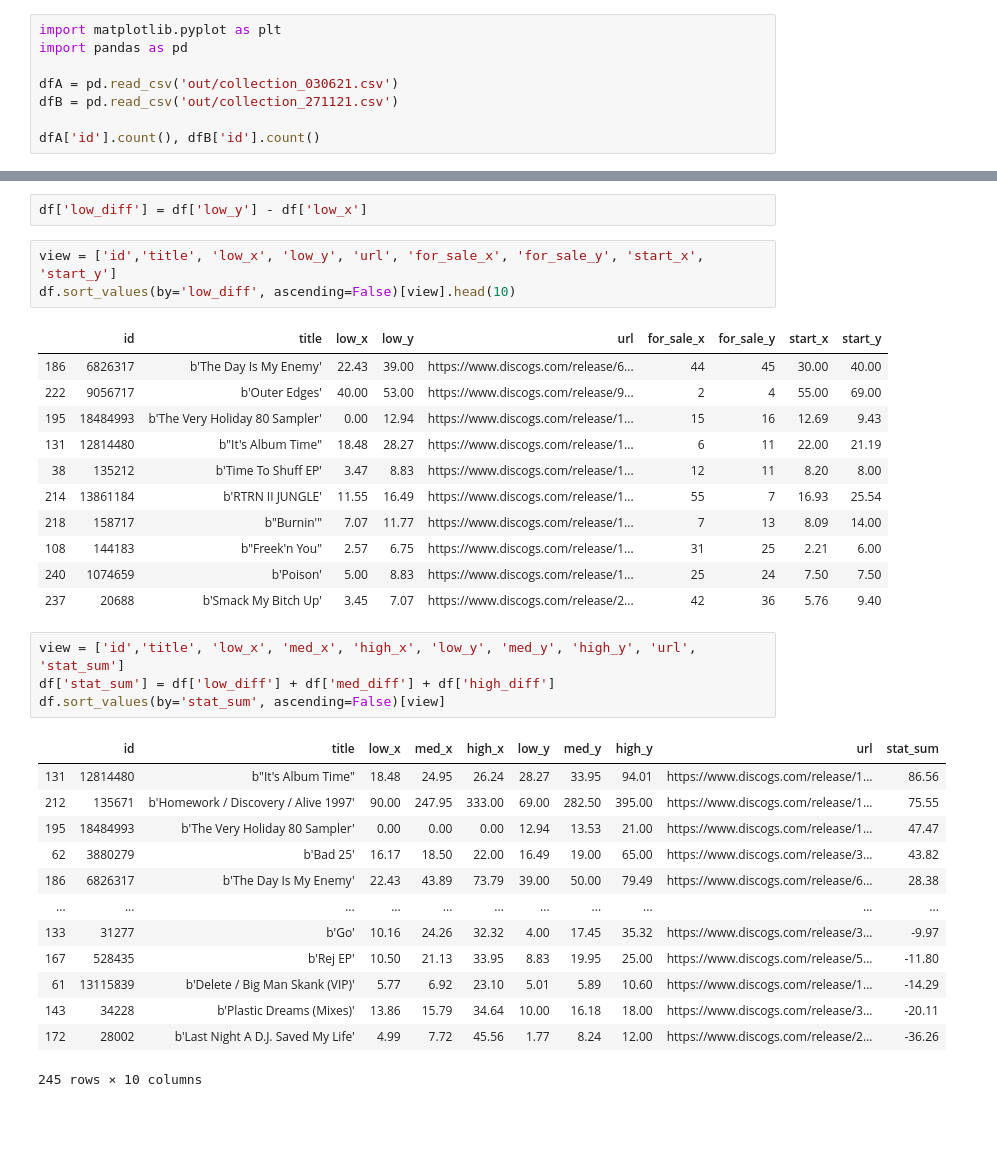
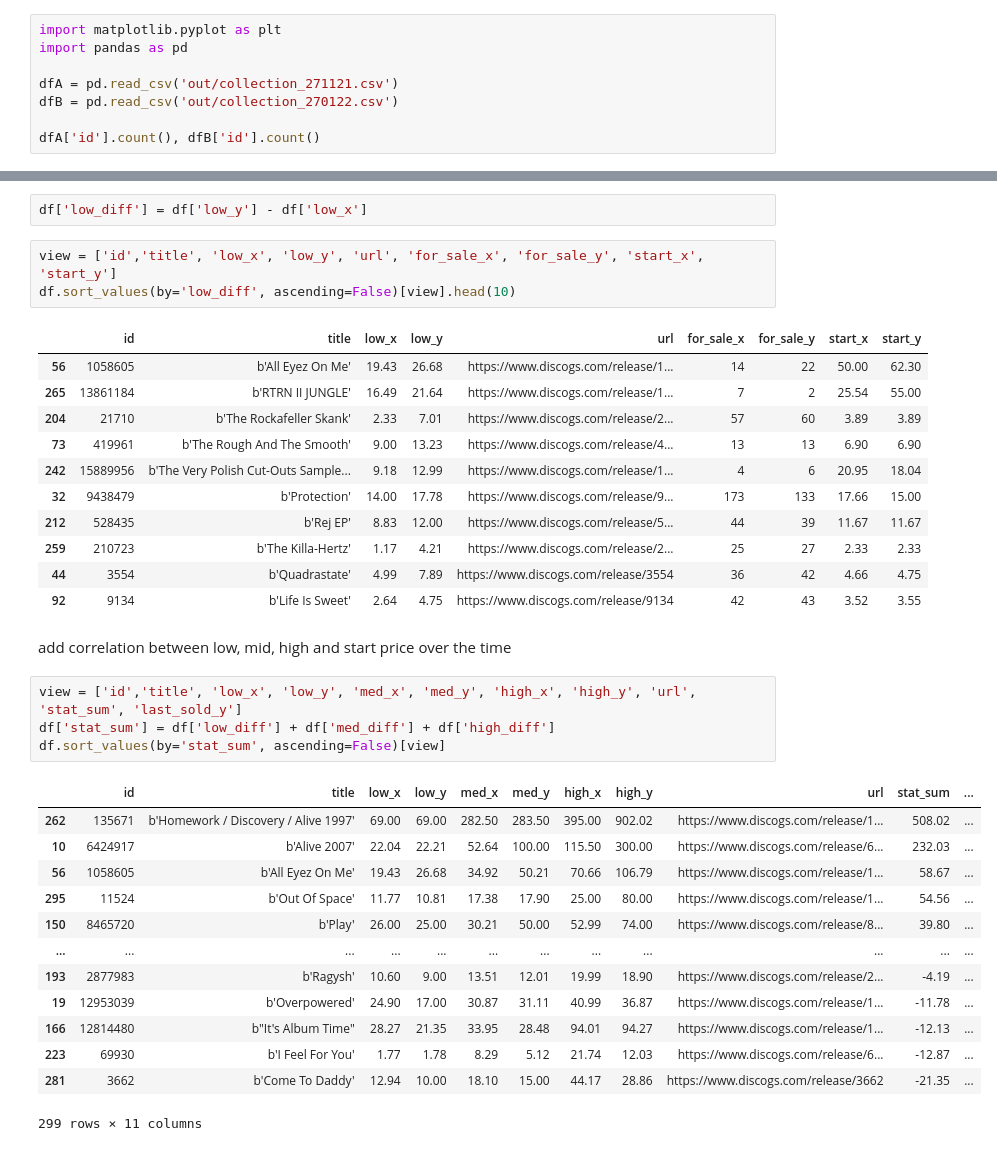
Before and after one commit to jrezmo/discogs_collection_review, a Jupyter notebook: compare.ipynb, the cells around one changed output, grey strips where cells are left out. Saved outputs shown, nothing was run; the diff lists cells and outputs as text; blank space fills up the shorter version.

```diff
--- a/compare.ipynb
+++ b/compare.ipynb
@@ -2,8 +2,8 @@
 import matplotlib.pyplot as plt
 import pandas as pd
 
-dfA = pd.read_csv('out/collection_030621.csv')
-dfB = pd.read_csv('out/collection_271121.csv')
+dfA = pd.read_csv('out/collection_271121.csv')
+dfB = pd.read_csv('out/collection_270122.csv')
 
 dfA['id'].count(), dfB['id'].count()
 # %% [output]
@@ -106,31 +122,33 @@ view = ['id','title', 'low_x', 'low_y', 'url', 'for_sale_x', 'for_sale_y', 'star
 df.sort_values(by='low_diff', ascending=False)[view].head(10)
 # %% [output]
 |  | id | title | low_x | low_y | url | for_sale_x | for_sale_y | start_x | start_y |
-| 186 | 6826317 | b'The Day Is My Enemy' | 22.43 | 39.00 | https://www.discogs.com/release/6... | 44 | 45 | 30.00 | 40.00 |
-| 222 | 9056717 | b'Outer Edges' | 40.00 | 53.00 | https://www.discogs.com/release/9... | 2 | 4 | 55.00 | 69.00 |
-| 195 | 18484993 | b'The Very Holiday 80 Sampler' | 0.00 | 12.94 | https://www.discogs.com/release/1... | 15 | 16 | 12.69 | 9.43 |
-| 131 | 12814480 | b"It's Album Time" | 18.48 | 28.27 | https://www.discogs.com/release/1... | 6 | 11 | 22.00 | 21.19 |
-| 38 | 135212 | b'Time To Shuff EP' | 3.47 | 8.83 | https://www.discogs.com/release/1... | 12 | 11 | 8.20 | 8.00 |
-| 214 | 13861184 | b'RTRN II JUNGLE' | 11.55 | 16.49 | https://www.discogs.com/release/1... | 55 | 7 | 16.93 | 25.54 |
-| 218 | 158717 | b"Burnin'" | 7.07 | 11.77 | https://www.discogs.com/release/1... | 7 | 13 | 8.09 | 14.00 |
-| 108 | 144183 | b"Freek'n You" | 2.57 | 6.75 | https://www.discogs.com/release/1... | 31 | 25 | 2.21 | 6.00 |
-| 240 | 1074659 | b'Poison' | 5.00 | 8.83 | https://www.discogs.com/release/1... | 25 | 24 | 7.50 | 7.50 |
-| 237 | 20688 | b'Smack My Bitch Up' | 3.45 | 7.07 | https://www.discogs.com/release/2... | 42 | 36 | 5.76 | 9.40 |
+| 56 | 1058605 | b'All Eyez On Me' | 19.43 | 26.68 | https://www.discogs.com/release/1... | 14 | 22 | 50.00 | 62.30 |
+| 265 | 13861184 | b'RTRN II JUNGLE' | 16.49 | 21.64 | https://www.discogs.com/release/1... | 7 | 2 | 25.54 | 55.00 |
+| 204 | 21710 | b'The Rockafeller Skank' | 2.33 | 7.01 | https://www.discogs.com/release/2... | 57 | 60 | 3.89 | 3.89 |
+| 73 | 419961 | b'The Rough And The Smooth' | 9.00 | 13.23 | https://www.discogs.com/release/4... | 13 | 13 | 6.90 | 6.90 |
+| 242 | 15889956 | b'The Very Polish Cut-Outs Sample... | 9.18 | 12.99 | https://www.discogs.com/release/1... | 4 | 6 | 20.95 | 18.04 |
+| 32 | 9438479 | b'Protection' | 14.00 | 17.78 | https://www.discogs.com/release/9... | 173 | 133 | 17.66 | 15.00 |
+| 212 | 528435 | b'Rej EP' | 8.83 | 12.00 | https://www.discogs.com/release/5... | 44 | 39 | 11.67 | 11.67 |
+| 259 | 210723 | b'The Killa-Hertz' | 1.17 | 4.21 | https://www.discogs.com/release/2... | 25 | 27 | 2.33 | 2.33 |
+| 44 | 3554 | b'Quadrastate' | 4.99 | 7.89 | https://www.discogs.com/release/3554 | 36 | 42 | 4.66 | 4.75 |
+| 92 | 9134 | b'Life Is Sweet' | 2.64 | 4.75 | https://www.discogs.com/release/9134 | 42 | 43 | 3.52 | 3.55 |
+# %% [markdown]
+add correlation between low, mid, high and start price over the time
 # %%
-view = ['id','title', 'low_x', 'med_x', 'high_x', 'low_y', 'med_y', 'high_y', 'url', 'stat_sum']
+view = ['id','title', 'low_x', 'low_y', 'med_x', 'med_y', 'high_x', 'high_y', 'url', 'stat_sum', 'last_sold_y']
 df['stat_sum'] = df['low_diff'] + df['med_diff'] + df['high_diff']
 df.sort_values(by='stat_sum', ascending=False)[view]
 # %% [output]
-|  | id | title | low_x | med_x | high_x | low_y | med_y | high_y | url | stat_sum |
-| 131 | 12814480 | b"It's Album Time" | 18.48 | 24.95 | 26.24 | 28.27 | 33.95 | 94.01 | https://www.discogs.com/release/1... | 86.56 |
-| 212 | 135671 | b'Homework / Discovery / Alive 1997' | 90.00 | 247.95 | 333.00 | 69.00 | 282.50 | 395.00 | https://www.discogs.com/release/1... | 75.55 |
-| 195 | 18484993 | b'The Very Holiday 80 Sampler' | 0.00 | 0.00 | 0.00 | 12.94 | 13.53 | 21.00 | https://www.discogs.com/release/1... | 47.47 |
-| 62 | 3880279 | b'Bad 25' | 16.17 | 18.50 | 22.00 | 16.49 | 19.00 | 65.00 | https://www.discogs.com/release/3... | 43.82 |
-| 186 | 6826317 | b'The Day Is My Enemy' | 22.43 | 43.89 | 73.79 | 39.00 | 50.00 | 79.49 | https://www.discogs.com/release/6... | 28.38 |
-| ... | ... | ... | ... | ... | ... | ... | ... | ... | ... | ... |
-| 133 | 31277 | b'Go' | 10.16 | 24.26 | 32.32 | 4.00 | 17.45 | 35.32 | https://www.discogs.com/release/3... | -9.97 |
-| 167 | 528435 | b'Rej EP' | 10.50 | 21.13 | 33.95 | 8.83 | 19.95 | 25.00 | https://www.discogs.com/release/5... | -11.80 |
-| 61 | 13115839 | b'Delete / Big Man Skank (VIP)' | 5.77 | 6.92 | 23.10 | 5.01 | 5.89 | 10.60 | https://www.discogs.com/release/1... | -14.29 |
-| 143 | 34228 | b'Plastic Dreams (Mixes)' | 13.86 | 15.79 | 34.64 | 10.00 | 16.18 | 18.00 | https://www.discogs.com/release/3... | -20.11 |
-| 172 | 28002 | b'Last Night A D.J. Saved My Life' | 4.99 | 7.72 | 45.56 | 1.77 | 8.24 | 12.00 | https://www.discogs.com/release/2... | -36.26 |
+|  | id | title | low_x | low_y | med_x | med_y | high_x | high_y | url | stat_sum | ... |
+| 262 | 135671 | b'Homework / Discovery / Alive 1997' | 69.00 | 69.00 | 282.50 | 283.50 | 395.00 | 902.02 | https://www.discogs.com/release/1... | 508.02 | ... |
+| 10 | 6424917 | b'Alive 2007' | 22.04 | 22.21 | 52.64 | 100.00 | 115.50 | 300.00 | https://www.discogs.com/release/6... | 232.03 | ... |
+| 56 | 1058605 | b'All Eyez On Me' | 19.43 | 26.68 | 34.92 | 50.21 | 70.66 | 106.79 | https://www.discogs.com/release/1... | 58.67 | ... |
+| 295 | 11524 | b'Out Of Space' | 11.77 | 10.81 | 17.38 | 17.90 | 25.00 | 80.00 | https://www.discogs.com/release/1... | 54.56 | ... |
+| 150 | 8465720 | b'Play' | 26.00 | 25.00 | 30.21 | 50.00 | 52.99 | 74.00 | https://www.discogs.com/release/8... | 39.80 | ... |
+| ... | ... | ... | ... | ... | ... | ... | ... | ... | ... | ... | ... |
+| 193 | 2877983 | b'Ragysh' | 10.60 | 9.00 | 13.51 | 12.01 | 19.99 | 18.90 | https://www.discogs.com/release/2... | -4.19 | ... |
+| 19 | 12953039 | b'Overpowered' | 24.90 | 17.00 | 30.87 | 31.11 | 40.99 | 36.87 | https://www.discogs.com/release/1... | -11.78 | ... |
+| 166 | 12814480 | b"It's Album Time" | 28.27 | 21.35 | 33.95 | 28.48 | 94.01 | 94.27 | https://www.discogs.com/release/1... | -12.13 | ... |
+| 223 | 69930 | b'I Feel For You' | 1.77 | 1.78 | 8.29 | 5.12 | 21.74 | 12.03 | https://www.discogs.com/release/6... | -12.87 | ... |
+| 281 | 3662 | b'Come To Daddy' | 12.94 | 10.00 | 18.10 | 15.00 | 44.17 | 28.86 | https://www.discogs.com/release/3662 | -21.35 | ... |
-245 rows × 10 columns
+299 rows × 11 columns
```
Also changed, not shown: parts of 16 cells of this notebook.
